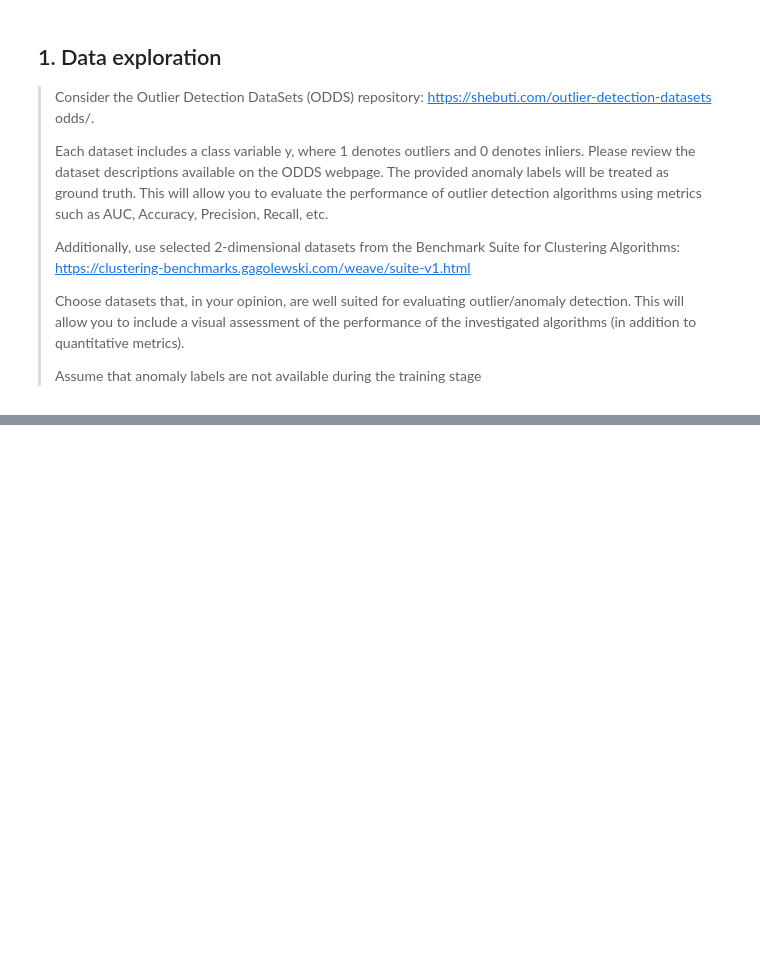
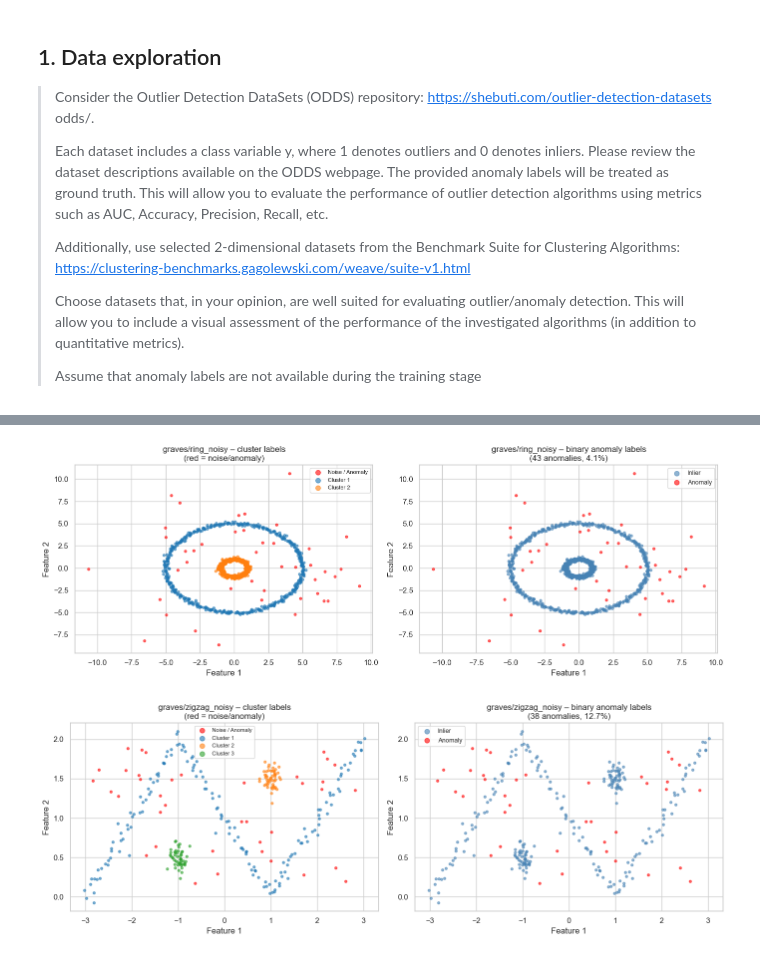
Before and after one commit to annaostrowska03/anomaly-detection-benchmark, a Jupyter notebook: notebooks/01_data_exploration.ipynb, the cells around one changed output, grey strips where cells are left out. Saved outputs shown, nothing was run; the diff lists cells and outputs as text; code cells hidden in the pictures; blank space fills up the shorter version.

```diff
--- a/notebooks/01_data_exploration.ipynb
+++ b/notebooks/01_data_exploration.ipynb
@@ -62,0 +184,44 @@ loading
+# %%
+def plot_2d_dataset(name, X, y_cluster, y_anomaly):
+    fig, axes = plt.subplots(1, 2, figsize=(14, 5))
+
+    ax = axes[0]
+    unique_labels = np.unique(y_cluster)
+    palette = plt.cm.tab10.colors
+    for lbl in unique_labels:
+        mask = y_cluster == lbl
+        color = 'red' if lbl == 0 else palette[(lbl - 1) % len(palette)]
+        label_str = 'Noise / Anomaly' if lbl == 0 else f'Cluster {lbl}'
+        ax.scatter(X.iloc[mask, 0], X.iloc[mask, 1],
+                   c=[color], s=12, alpha=0.6, label=label_str)
+    ax.set_title(f'{name} – cluster labels\n(red = noise/anomaly)')
+    ax.set_xlabel('Feature 1')
+    ax.set_ylabel('Feature 2')
+    ax.legend(fontsize=8, markerscale=2)
+
+    ax = axes[1]
+    for lbl, color, label_str in [(0, 'steelblue', 'Inlier'), (1, 'red', 'Anomaly')]:
+        mask = y_anomaly == lbl
+        ax.scatter(X.iloc[mask, 0], X.iloc[mask, 1],
+                   c=[color], s=12, alpha=0.6, label=label_str)
+    n_anomaly = y_anomaly.sum()
+    ratio = n_anomaly / len(y_anomaly) * 100
+    ax.set_title(f'{name} – binary anomaly labels\n({n_anomaly} anomalies, {ratio:.1f}%)')
+    ax.set_xlabel('Feature 1')
+    ax.set_ylabel('Feature 2')
+    ax.legend(fontsize=9, markerscale=2)
+
+    plt.tight_layout()
+    plt.show()
+
+
+datasets_2d = [
+    ('graves/ring_noisy',   ring_noisy_X,   ring_noisy_yc,   ring_noisy_y),
+    ('graves/zigzag_noisy', zigzag_noisy_X, zigzag_noisy_yc, zigzag_noisy_y),
+]
+
+for ds_name, X, yc, ya in datasets_2d:
+    plot_2d_dataset(ds_name, X, yc, ya)
+# %% [output]
+[figure, added]
+[figure, added]
```
Also changed, not shown: parts of 9 cells of this notebook.
